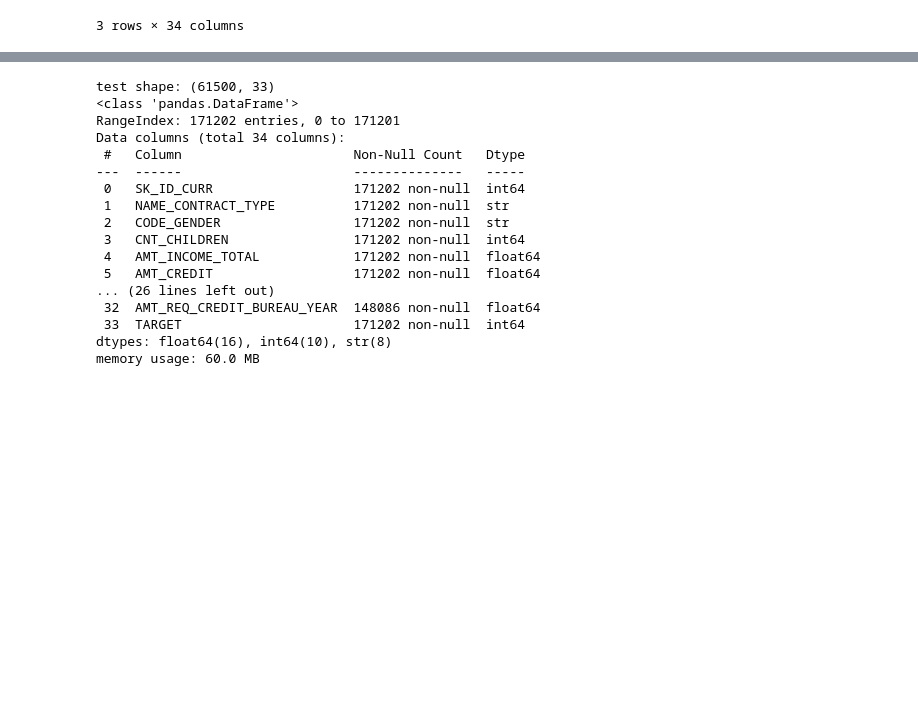
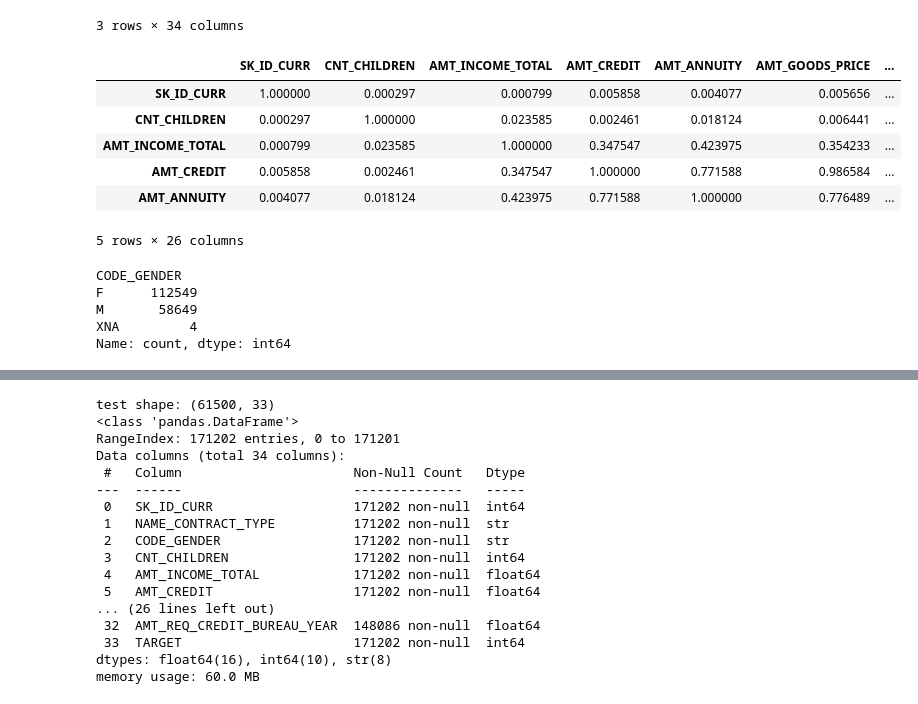
Before and after one commit to john90921/loan_model_prediction, a Jupyter notebook: tutorial.ipynb, the cells around one changed output, grey strips where cells are left out. Saved outputs shown, nothing was run; the diff lists cells and outputs as text; code cells hidden in the pictures; blank space fills up the shorter version.

```diff
--- a/tutorial.ipynb
+++ b/tutorial.ipynb
@@ -102,3 +104,23 @@ train shape: (171202, 34)
 | 1 | 1 | Cash loans | F | 0 | 225000.0 | 585000.0 | 16893.0 | ... |
 | 2 | 2 | Cash loans | F | 0 | 54000.0 | 334152.0 | 18256.5 | ... |
 3 rows × 34 columns
+# %%
+# Absolute value correlation matrix
+corr_matrix = train.corr(numeric_only=True).abs()
+corr_matrix.head()
+# %% [output]
+|  | SK_ID_CURR | CNT_CHILDREN | AMT_INCOME_TOTAL | AMT_CREDIT | AMT_ANNUITY | AMT_GOODS_PRICE | ... |
+| SK_ID_CURR | 1.000000 | 0.000297 | 0.000799 | 0.005858 | 0.004077 | 0.005656 | ... |
+| CNT_CHILDREN | 0.000297 | 1.000000 | 0.023585 | 0.002461 | 0.018124 | 0.006441 | ... |
+| AMT_INCOME_TOTAL | 0.000799 | 0.023585 | 1.000000 | 0.347547 | 0.423975 | 0.354233 | ... |
+| AMT_CREDIT | 0.005858 | 0.002461 | 0.347547 | 1.000000 | 0.771588 | 0.986584 | ... |
+| AMT_ANNUITY | 0.004077 | 0.018124 | 0.423975 | 0.771588 | 1.000000 | 0.776489 | ... |
+5 rows × 26 columns
+# %%
+train["CODE_GENDER"].value_counts()
+# %% [output]
+CODE_GENDER
+F      112549
+M       58649
+XNA         4
+Name: count, dtype: int64
```
Also changed, not shown: parts of 12 cells of this notebook, 2 other files.
